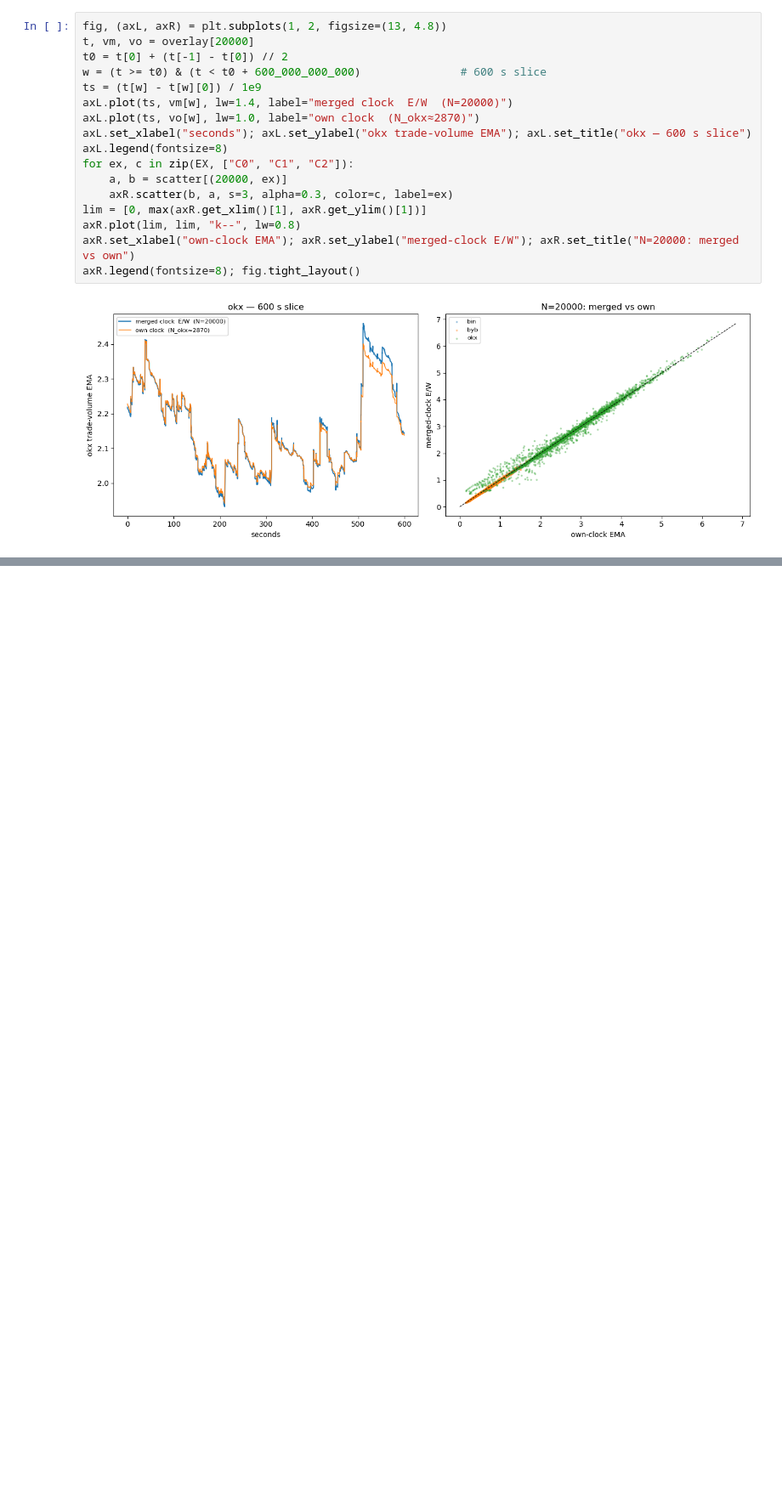
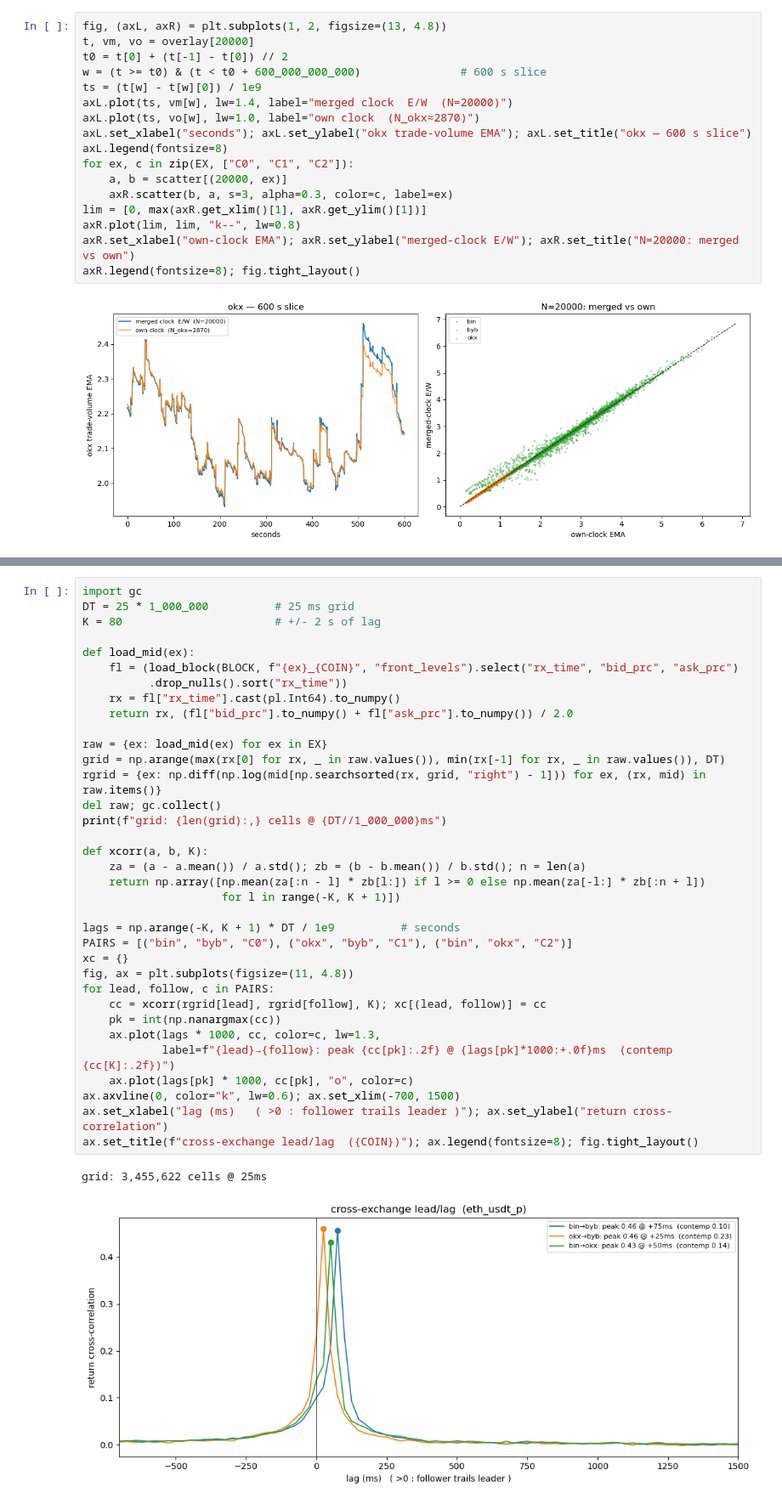
Before and after one commit to leithboyd/boba, a Jupyter notebook: notebooks/03_ema_clock_validation.ipynb, the cells around one changed output, grey strips where cells are left out. Shown at 85% size. Cells and saved outputs as stored; diff of their text form; blank space fills up the shorter version.

```diff
--- a/notebooks/03_ema_clock_validation.ipynb
+++ b/notebooks/03_ema_clock_validation.ipynb
@@ -225,0 +223,38 @@ predictable way the design anticipates.
+# %%
+import gc
+DT = 25 * 1_000_000          # 25 ms grid
+K = 80                       # +/- 2 s of lag
+
+def load_mid(ex):
+    fl = (load_block(BLOCK, f"{ex}_{COIN}", "front_levels").select("rx_time", "bid_prc", "ask_prc")
+          .drop_nulls().sort("rx_time"))
+    rx = fl["rx_time"].cast(pl.Int64).to_numpy()
+    return rx, (fl["bid_prc"].to_numpy() + fl["ask_prc"].to_numpy()) / 2.0
+
+raw = {ex: load_mid(ex) for ex in EX}
+grid = np.arange(max(rx[0] for rx, _ in raw.values()), min(rx[-1] for rx, _ in raw.values()), DT)
+rgrid = {ex: np.diff(np.log(mid[np.searchsorted(rx, grid, "right") - 1])) for ex, (rx, mid) in raw.items()}
+del raw; gc.collect()
+print(f"grid: {len(grid):,} cells @ {DT//1_000_000}ms")
+
+def xcorr(a, b, K):
+    za = (a - a.mean()) / a.std(); zb = (b - b.mean()) / b.std(); n = len(a)
+    return np.array([np.mean(za[:n - l] * zb[l:]) if l >= 0 else np.mean(za[-l:] * zb[:n + l])
+                     for l in range(-K, K + 1)])
+
+lags = np.arange(-K, K + 1) * DT / 1e9          # seconds
+PAIRS = [("bin", "byb", "C0"), ("okx", "byb", "C1"), ("bin", "okx", "C2")]
+xc = {}
+fig, ax = plt.subplots(figsize=(11, 4.8))
+for lead, follow, c in PAIRS:
+    cc = xcorr(rgrid[lead], rgrid[follow], K); xc[(lead, follow)] = cc
+    pk = int(np.nanargmax(cc))
+    ax.plot(lags * 1000, cc, color=c, lw=1.3,
+            label=f"{lead}→{follow}: peak {cc[pk]:.2f} @ {lags[pk]*1000:+.0f}ms  (contemp {cc[K]:.2f})")
+    ax.plot(lags[pk] * 1000, cc[pk], "o", color=c)
+ax.axvline(0, color="k", lw=0.6); ax.set_xlim(-700, 1500)
+ax.set_xlabel("lag (ms)   ( >0 : follower trails leader )"); ax.set_ylabel("return cross-correlation")
+ax.set_title(f"cross-exchange lead/lag  ({COIN})"); ax.legend(fontsize=8); fig.tight_layout()
+# %% [output]
+grid: 3,455,622 cells @ 25ms
+[figure, added]
```
Also changed, not shown: parts of 9 cells of this notebook, 2 other files.
